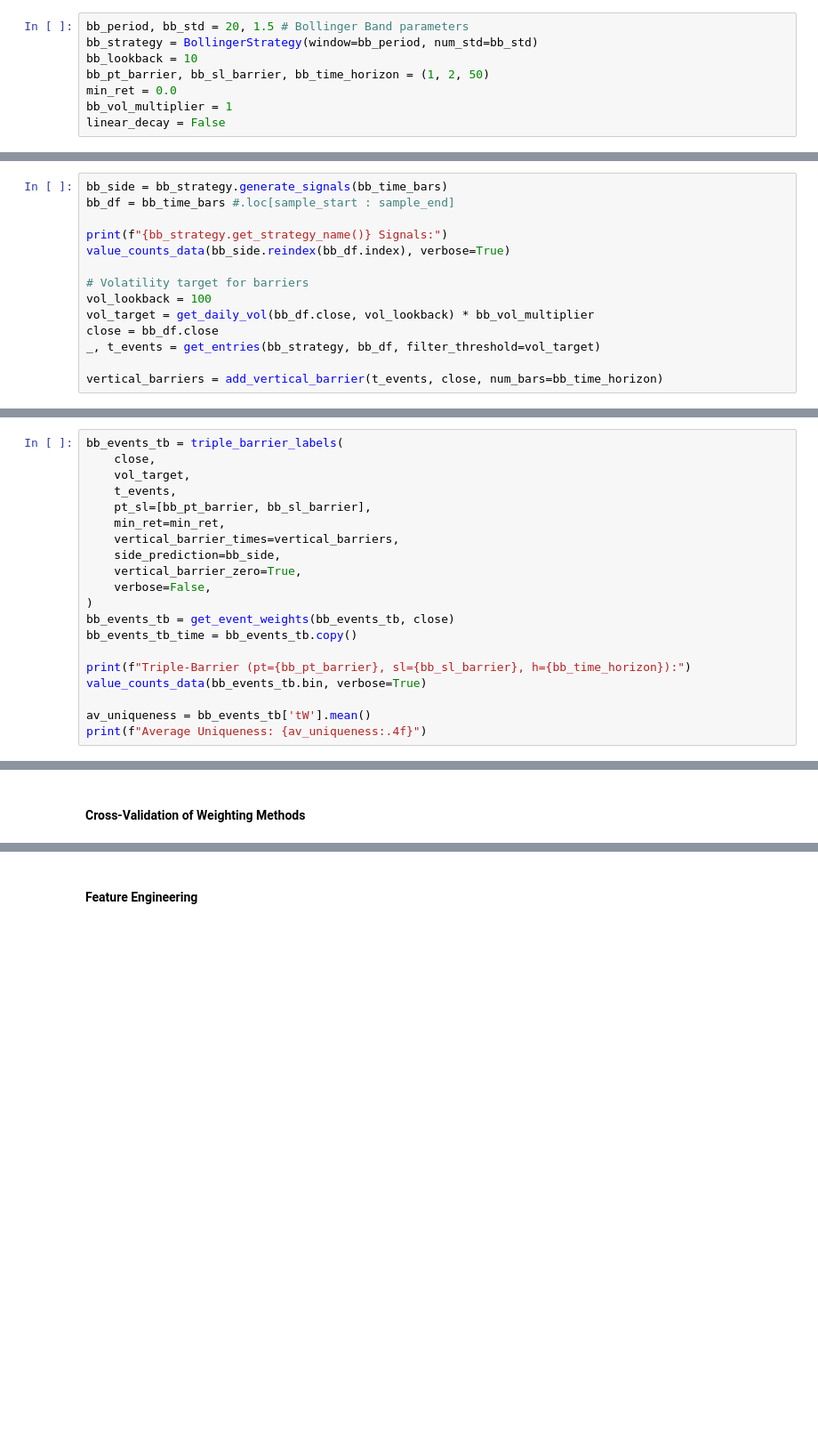
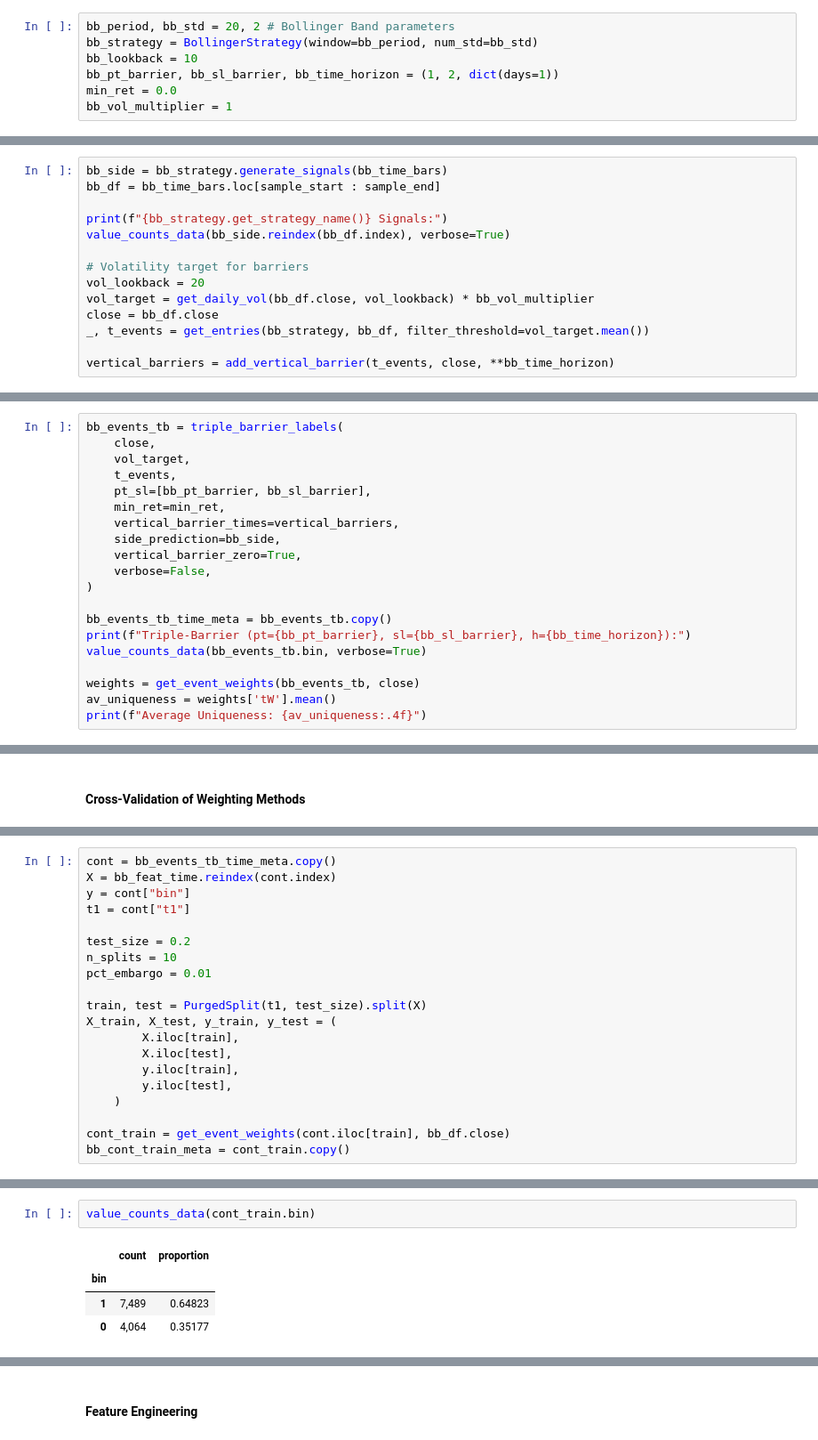
Before and after one commit to pnjoroge54/Machine-Learning-Blueprint, a Jupyter notebook: notebooks/Part_4-Sample Weights.ipynb, the cells around one changed output, grey strips where cells are left out. Shown: that part at 89% size. Cells and saved outputs as stored; diff of their text form; blank space fills up the shorter version.

```diff
--- a/notebooks/Part_4-Sample Weights.ipynb
+++ b/notebooks/Part_4-Sample Weights.ipynb
@@ -261,8 +129,7 @@ Loaded EURUSD_M5_time_2018-01-01-2024-12-31.parq
 # %%
-bb_period, bb_std = 20, 1.5 # Bollinger Band parameters
+bb_period, bb_std = 20, 2 # Bollinger Band parameters
 bb_strategy = BollingerStrategy(window=bb_period, num_std=bb_std)
 bb_lookback = 10
-bb_pt_barrier, bb_sl_barrier, bb_time_horizon = (1, 2, 50)
+bb_pt_barrier, bb_sl_barrier, bb_time_horizon = (1, 2, dict(days=1))
 min_ret = 0.0
 bb_vol_multiplier = 1
-linear_decay = False
@@ -319,16 +137,16 @@ fig.subplots_adjust(top=0.9)
 ### Time-Bars
 # %%
 bb_side = bb_strategy.generate_signals(bb_time_bars)
-bb_df = bb_time_bars #.loc[sample_start : sample_end]
+bb_df = bb_time_bars.loc[sample_start : sample_end]
 
 print(f"{bb_strategy.get_strategy_name()} Signals:")
 value_counts_data(bb_side.reindex(bb_df.index), verbose=True)
 
 # Volatility target for barriers
-vol_lookback = 100
+vol_lookback = 20
 vol_target = get_daily_vol(bb_df.close, vol_lookback) * bb_vol_multiplier
 close = bb_df.close
-_, t_events = get_entries(bb_strategy, bb_df, filter_threshold=vol_target)
+_, t_events = get_entries(bb_strategy, bb_df, filter_threshold=vol_target.mean())
 
-vertical_barriers = add_vertical_barrier(t_events, close, num_bars=bb_time_horizon)
+vertical_barriers = add_vertical_barrier(t_events, close, **bb_time_horizon)
 # %% [output]
@@ -381,12 +234,12 @@ bb_events_tb = triple_barrier_labels(
     vertical_barrier_zero=True,
     verbose=False,
 )
-bb_events_tb = get_event_weights(bb_events_tb, close)
-bb_events_tb_time = bb_events_tb.copy()
 
+bb_events_tb_time_meta = bb_events_tb.copy()
 print(f"Triple-Barrier (pt={bb_pt_barrier}, sl={bb_sl_barrier}, h={bb_time_horizon}):")
 value_counts_data(bb_events_tb.bin, verbose=True)
 
-av_uniqueness = bb_events_tb['tW'].mean()
+weights = get_event_weights(bb_events_tb, close)
+av_uniqueness = weights['tW'].mean()
 print(f"Average Uniqueness: {av_uniqueness:.4f}")
 # %% [output]
@@ -1358,0 +442,20 @@ Time Horizon: 4:10:00
+# %%
+cont = bb_events_tb_time_meta.copy()
+X = bb_feat_time.reindex(cont.index)
+y = cont["bin"]
+t1 = cont["t1"]
+
+test_size = 0.2
+n_splits = 10
+pct_embargo = 0.01
+
+train, test = PurgedSplit(t1, test_size).split(X)
+X_train, X_test, y_train, y_test = (
+        X.iloc[train],
+        X.iloc[test],
+        y.iloc[train],
+        y.iloc[test],
+    )
+
+cont_train = get_event_weights(cont.iloc[train], bb_df.close)
+bb_cont_train_meta = cont_train.copy()
@@ -1358,0 +634,7 @@ Time Horizon: 4:10:00
+# %%
+value_counts_data(cont_train.bin)
+# %% [output]
+|  | count | proportion |
+| bin |  |  |
+| 1 | 7,489 | 0.64823 |
+| 0 | 4,064 | 0.35177 |
```
Also changed, not shown: parts of 195 cells of this notebook.
